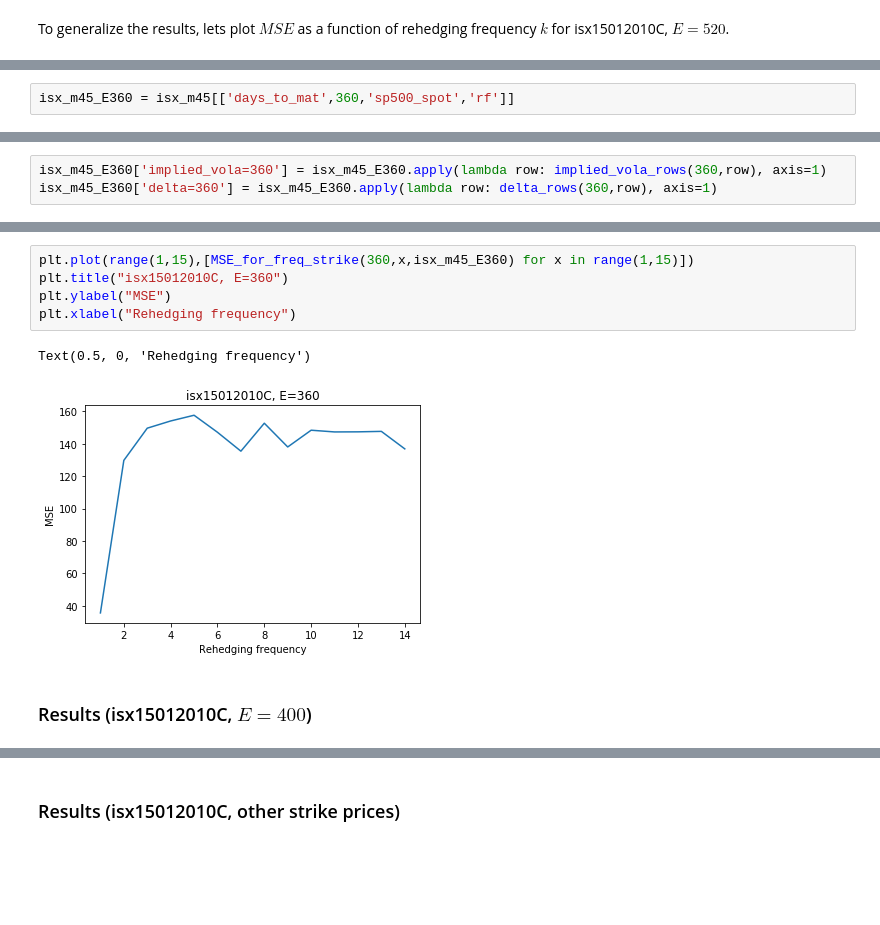
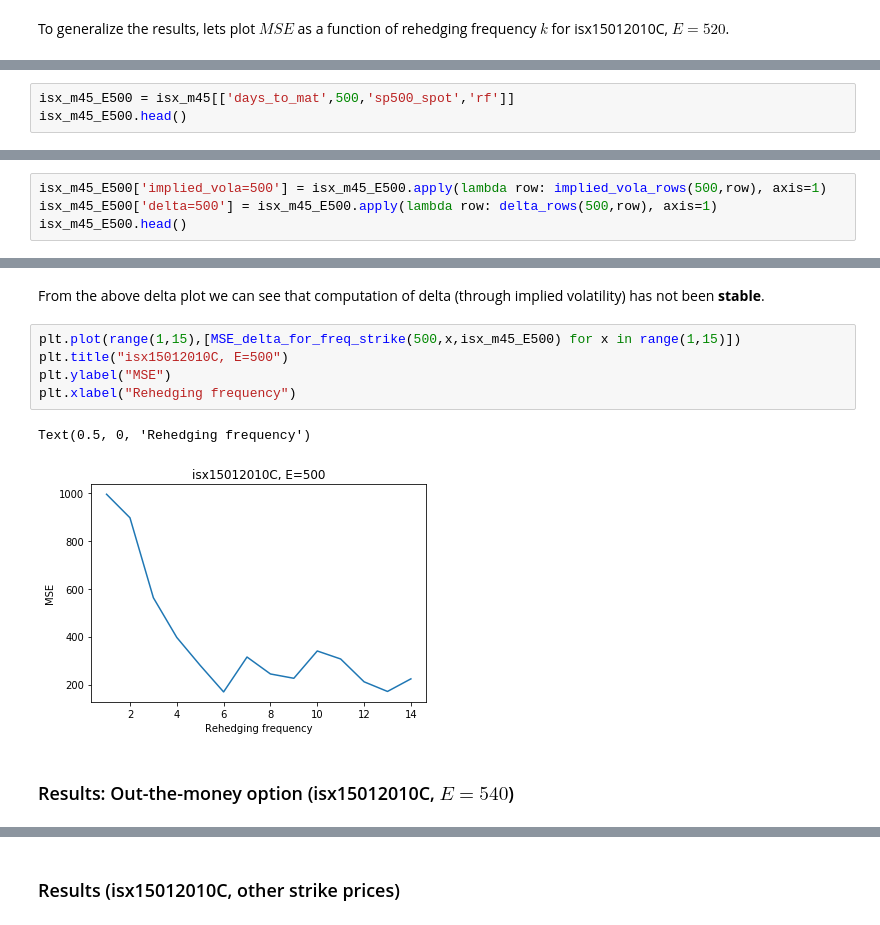
Before and after one commit to j4bert0/FE1-hedging, a Jupyter notebook: delta_hedge.ipynb, the cells around one changed output, grey strips where cells are left out. Cells and saved outputs as stored; diff of their text form; blank space fills up the shorter version.

```diff
--- a/delta_hedge.ipynb
+++ b/delta_hedge.ipynb
@@ -143,2 +179,3 @@ Text(0.5, 0, 'Rehedging frequency')
 # %%
-isx_m45_E360 = isx_m45[['days_to_mat',360,'sp500_spot','rf']]
+isx_m45_E500 = isx_m45[['days_to_mat',500,'sp500_spot','rf']]
+isx_m45_E500.head()
@@ -145,3 +189,4 @@ isx_m45_E360 = isx_m45[['days_to_mat',360,'sp500_spot','rf']]
 # %%
-isx_m45_E360['implied_vola=360'] = isx_m45_E360.apply(lambda row: implied_vola_rows(360,row), axis=1)
-isx_m45_E360['delta=360'] = isx_m45_E360.apply(lambda row: delta_rows(360,row), axis=1)
+isx_m45_E500['implied_vola=500'] = isx_m45_E500.apply(lambda row: implied_vola_rows(500,row), axis=1)
+isx_m45_E500['delta=500'] = isx_m45_E500.apply(lambda row: delta_rows(500,row), axis=1)
+isx_m45_E500.head()
@@ -148,11 +209,13 @@ isx_m45_E360['delta=360'] = isx_m45_E360.apply(lambda row: delta_rows(360,row),
+# %% [markdown]
+From the above delta plot we can see that computation of delta (through implied volatility) has not been **stable**.
 # %%
-plt.plot(range(1,15),[MSE_for_freq_strike(360,x,isx_m45_E360) for x in range(1,15)])
-plt.title("isx15012010C, E=360")
+plt.plot(range(1,15),[MSE_delta_for_freq_strike(500,x,isx_m45_E500) for x in range(1,15)])
+plt.title("isx15012010C, E=500")
 plt.ylabel("MSE")
 plt.xlabel("Rehedging frequency")
 # %% [output]
 Text(0.5, 0, 'Rehedging frequency')
-[figure, old version]
+[figure, new version]
 # %% [markdown]
-### Results (isx15012010C, $E=400$)
+### Results: Out-the-money option (isx15012010C, $E=540$)
 # %%
```
Also changed, not shown: parts of 50 cells of this notebook, 4 other files.
